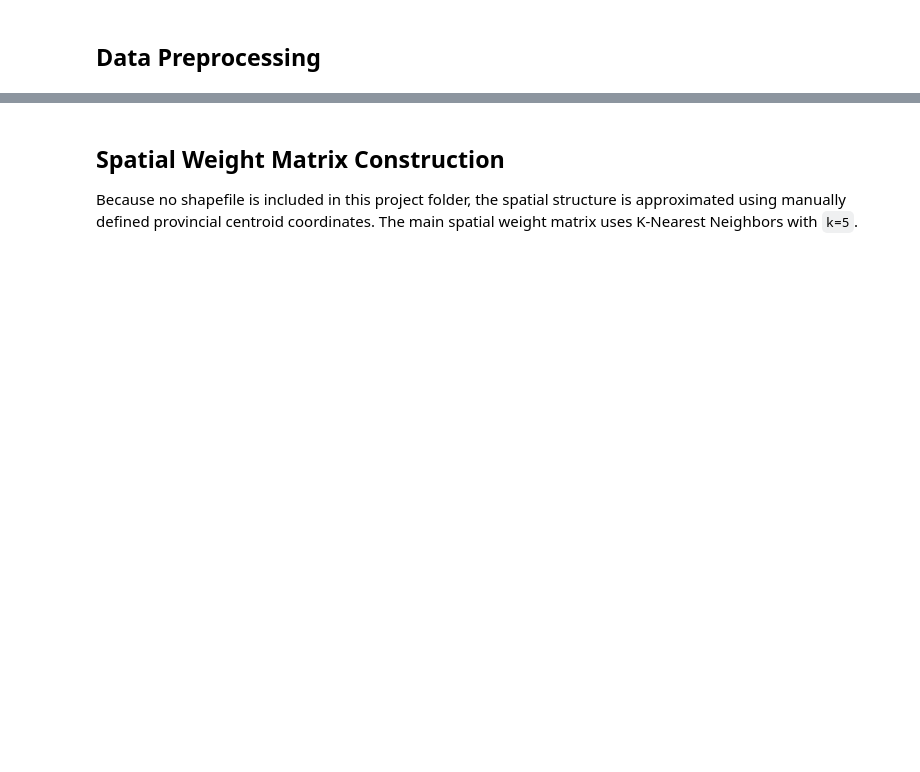
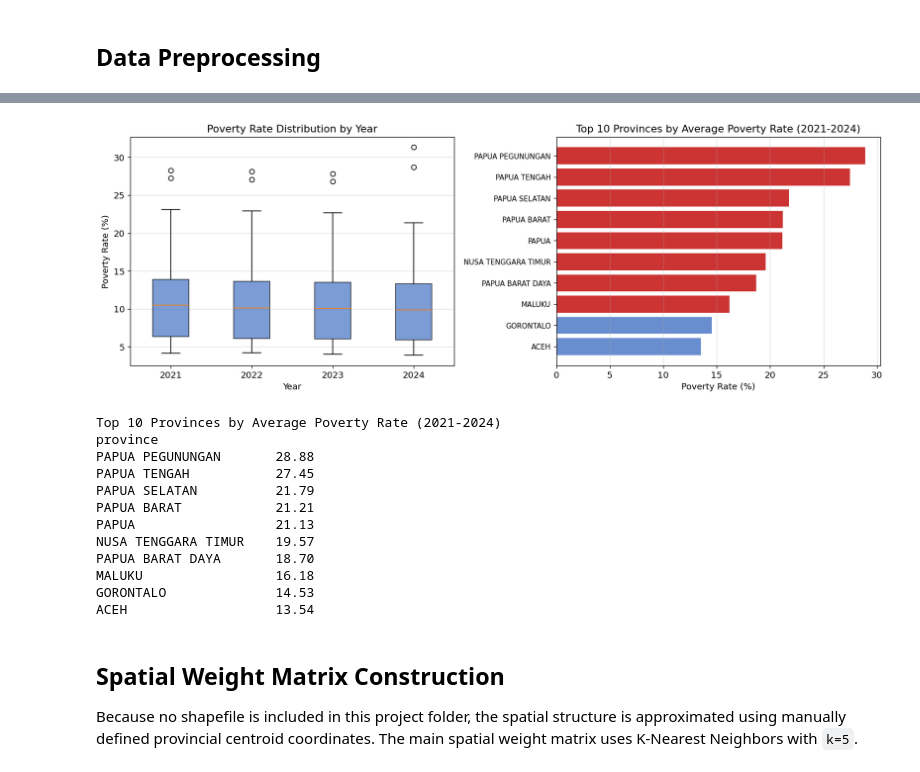
Before and after one commit to Rizki0907/GeoSosEkon-DatMin, a Jupyter notebook: LAYER 3 - SPATIAL AUTOKORELASI (MORANS I + LISA MAP)/spatial_autocorrelation_morans_lisa_project_datmin.ipynb, the cells around one changed output, grey strips where cells are left out. Saved outputs shown, nothing was run; the diff lists cells and outputs as text; code cells hidden in the pictures; blank space fills up the shorter version.

Commit message:
Convert all remaining Matplotlib charts in Layer 3 and Layer 4 to Plotly (maintaining logic)

```diff
--- a/LAYER 3 - SPATIAL AUTOKORELASI (MORANS I + LISA MAP)/spatial_autocorrelation_morans_lisa_project_datmin.ipynb
+++ b/LAYER 3 - SPATIAL AUTOKORELASI (MORANS I + LISA MAP)/spatial_autocorrelation_morans_lisa_project_datmin.ipynb
@@ -95,32 +140,39 @@ print(df[['province', 'year', 'poverty_rate', 'hdi', 'tpt_avg']].head(10).to_str
 # %%
-fig, axes = plt.subplots(1, 2, figsize=(14, 5))
+import plotly.express as px
+import plotly.graph_objects as go
+from plotly.subplots import make_subplots
 
 years = sorted(df['year'].unique())
-data_by_year = [df[df['year'] == y]['poverty_rate'].values for y in years]
-axes[0].boxplot(data_by_year, labels=years, patch_artist=True,
-                boxprops=dict(facecolor='#4472C4', alpha=0.7))
-axes[0].set_title('Poverty Rate Distribution by Year')
-axes[0].set_xlabel('Year')
-axes[0].set_ylabel('Poverty Rate (%)')
-axes[0].grid(axis='y', alpha=0.4)
+prov_avg = df.groupby('province')['poverty_rate'].mean().sort_values(ascending=True)
+top10 = prov_avg.tail(10)
 
-prov_avg = df.groupby('province')['poverty_rate'].mean().sort_values(ascending=False)
-top10 = prov_avg.head(10)
+fig_dist = make_subplots(rows=1, cols=2, subplot_titles=('Poverty Rate Distribution by Year', 'Top 10 Provinces by Avg Poverty Rate (2021-2024)'))
+
+fig_dist.add_trace(go.Box(x=df['year'], y=df['poverty_rate'], marker_color='#4472C4', name='Poverty Rate'), row=1, col=1)
+
 colors_bar = ['#C00000' if v >= prov_avg.median() * 1.5 else '#4472C4' for v in top10.values]
-axes[1].barh(range(len(top10)), top10.values, color=colors_bar, alpha=0.8)
-axes[1].set_yticks(range(len(top10)))
-axes[1].set_yticklabels(top10.index, fontsize=9)
-axes[1].set_title('Top 10 Provinces by Average Poverty Rate (2021-2024)')
-axes[1].set_xlabel('Poverty Rate (%)')
-axes[1].grid(axis='x', alpha=0.4)
-axes[1].invert_yaxis()
+fig_dist.add_trace(go.Bar(y=top10.index, x=top10.values, orientation='h', marker_color=colors_bar, name='Avg Poverty Rate'), row=1, col=2)
 
-plt.tight_layout()
-plt.savefig(OUTPUT_DIR / 'plot_poverty_distribution.png', bbox_inches='tight')
-plt.show()
+fig_dist.update_layout(height=500, width=1100, showlegend=False, title_text="Poverty Distribution")
+fig_dist.write_json(OUTPUT_DIR / 'plot_poverty_distribution.json')
+fig_dist.show()
 
 print('\nTop 10 Provinces by Average Poverty Rate (2021-2024)')
-print(top10.round(2).to_string())
+print(top10.sort_values(ascending=False).round(2).to_string())
+# %% [output]
+[figure, added]
+Top 10 Provinces by Average Poverty Rate (2021-2024)
+province
+PAPUA PEGUNUNGAN       28.88
+PAPUA TENGAH           27.45
+PAPUA SELATAN          21.79
+PAPUA BARAT            21.21
+PAPUA                  21.13
+NUSA TENGGARA TIMUR    19.57
+PAPUA BARAT DAYA       18.70
+MALUKU                 16.18
+GORONTALO              14.53
+ACEH                   13.54
 # %% [markdown]
 ## Spatial Weight Matrix Construction
 
```
Also changed, not shown: parts of 20 cells of this notebook, 1 other file.
